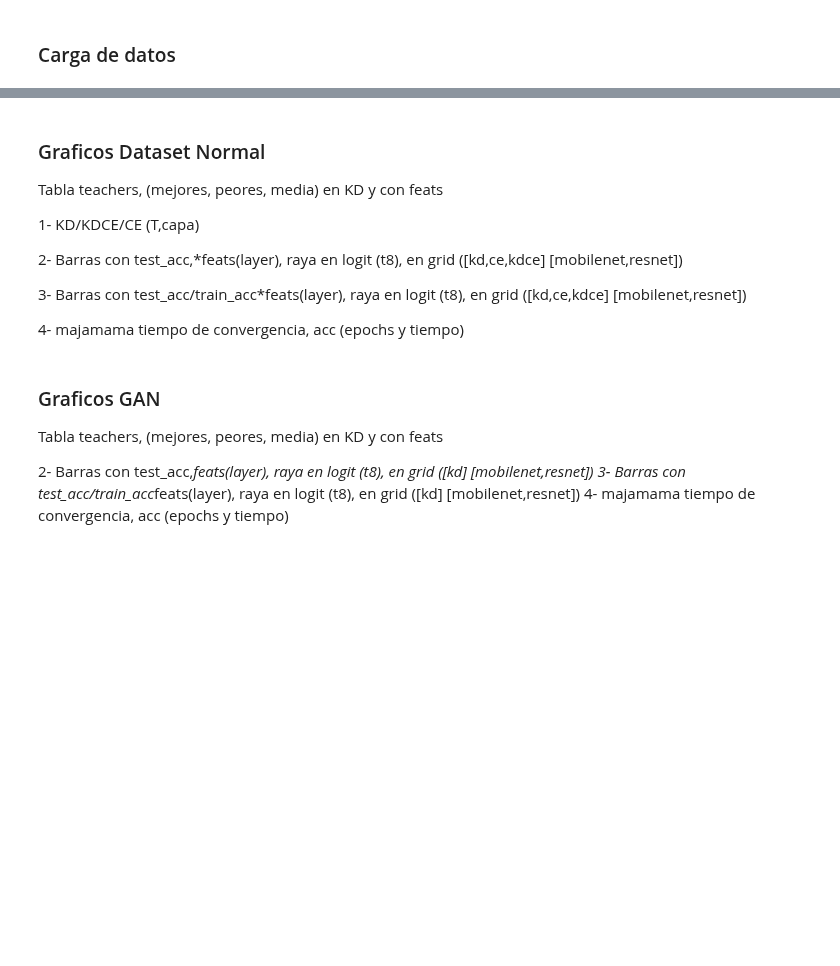
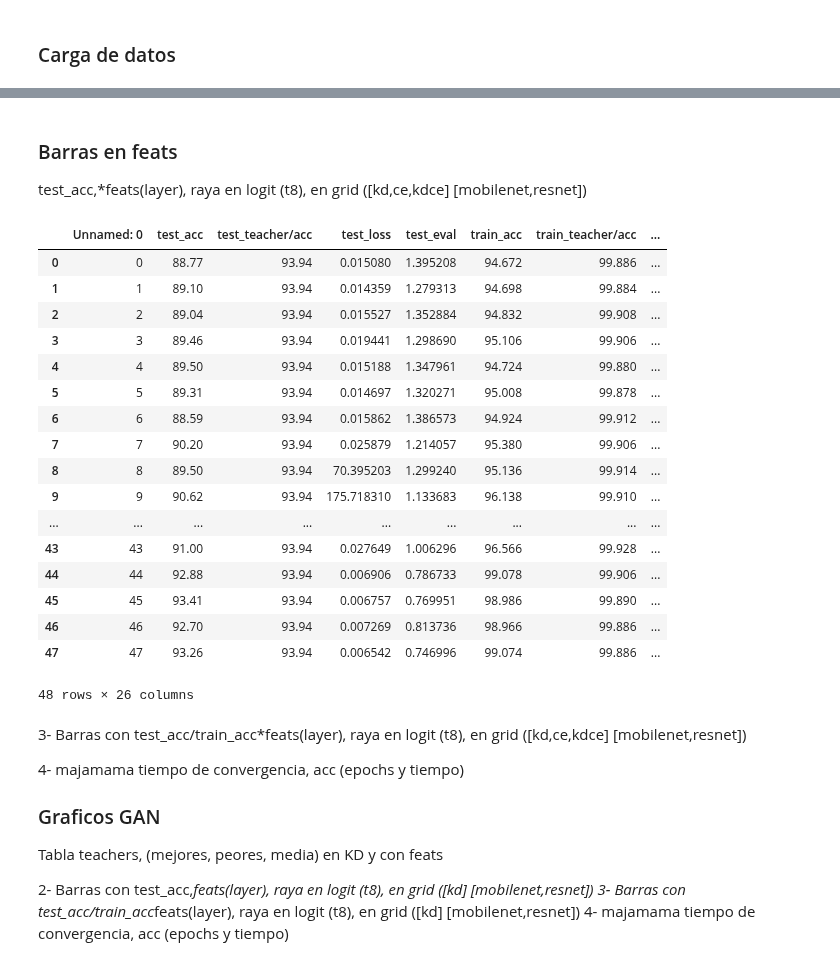
Before and after one commit to jpcosec/Memoria, a Jupyter notebook: vizFeat.ipynb, the cells around one changed output, grey strips where cells are left out. Saved outputs shown, nothing was run; the diff lists cells and outputs as text; code cells hidden in the pictures; blank space fills up the shorter version.

```diff
--- a/vizFeat.ipynb
+++ b/vizFeat.ipynb
@@ -145,0 +147,2 @@ data['students']['kd']['normal']
+# %%
+data["students"]['teacher_CE']=data["teachers"][data["teachers"]['model']!="ResNet101"]
@@ -146,14 +229,25 @@ data['students']['kd']['normal']
+# %% [markdown]
+### Barras en feats
+test_acc,*feats(layer), raya en logit (t8), en grid ([kd,ce,kdce] [mobilenet,resnet])
 # %%
-source=data['students']['kd']['normal'].copy()
-source["test_acc"]
+source=data['students']['feat']['normal']
+source
+# %% [output]
+|  | Unnamed: 0 | test_acc | test_teacher/acc | test_loss | test_eval | train_acc | train_teacher/acc | ... |
+| 0 | 0 | 88.77 | 93.94 | 0.015080 | 1.395208 | 94.672 | 99.886 | ... |
+| 1 | 1 | 89.10 | 93.94 | 0.014359 | 1.279313 | 94.698 | 99.884 | ... |
+| 2 | 2 | 89.04 | 93.94 | 0.015527 | 1.352884 | 94.832 | 99.908 | ... |
+| 3 | 3 | 89.46 | 93.94 | 0.019441 | 1.298690 | 95.106 | 99.906 | ... |
+| 4 | 4 | 89.50 | 93.94 | 0.015188 | 1.347961 | 94.724 | 99.880 | ... |
+| 5 | 5 | 89.31 | 93.94 | 0.014697 | 1.320271 | 95.008 | 99.878 | ... |
+| 6 | 6 | 88.59 | 93.94 | 0.015862 | 1.386573 | 94.924 | 99.912 | ... |
+| 7 | 7 | 90.20 | 93.94 | 0.025879 | 1.214057 | 95.380 | 99.906 | ... |
+| 8 | 8 | 89.50 | 93.94 | 70.395203 | 1.299240 | 95.136 | 99.914 | ... |
+| 9 | 9 | 90.62 | 93.94 | 175.718310 | 1.133683 | 96.138 | 99.910 | ... |
+| ... | ... | ... | ... | ... | ... | ... | ... | ... |
+| 43 | 43 | 91.00 | 93.94 | 0.027649 | 1.006296 | 96.566 | 99.928 | ... |
+| 44 | 44 | 92.88 | 93.94 | 0.006906 | 0.786733 | 99.078 | 99.906 | ... |
+| 45 | 45 | 93.41 | 93.94 | 0.006757 | 0.769951 | 98.986 | 99.890 | ... |
+| 46 | 46 | 92.70 | 93.94 | 0.007269 | 0.813736 | 98.966 | 99.886 | ... |
+| 47 | 47 | 93.26 | 93.94 | 0.006542 | 0.746996 | 99.074 | 99.886 | ... |
+48 rows × 26 columns
-# %% [markdown]
-### Graficos Dataset Normal
-Tabla teachers, (mejores, peores, media) en KD y con feats
-
-1- KD/KDCE/CE (T,capa)
-
-2- Barras con test_acc,*feats(layer), raya en logit (t8), en grid ([kd,ce,kdce] [mobilenet,resnet])
-
-3- Barras con test_acc/train_acc*feats(layer), raya en logit (t8), en grid ([kd,ce,kdce] [mobilenet,resnet])
-
-4- majamama tiempo de convergencia, acc (epochs y tiempo)
@@ -182,4 +254,7 @@ alt.Chart(source).mark_circle().encode(
 # %% [markdown]
+3- Barras con test_acc/train_acc*feats(layer), raya en logit (t8), en grid ([kd,ce,kdce] [mobilenet,resnet])
+
+4- majamama tiempo de convergencia, acc (epochs y tiempo)
 ### Graficos GAN
 Tabla teachers, (mejores, peores, media) en KD y con feats
 
```
Also changed, not shown: parts of 24 cells of this notebook, 2 other files.
